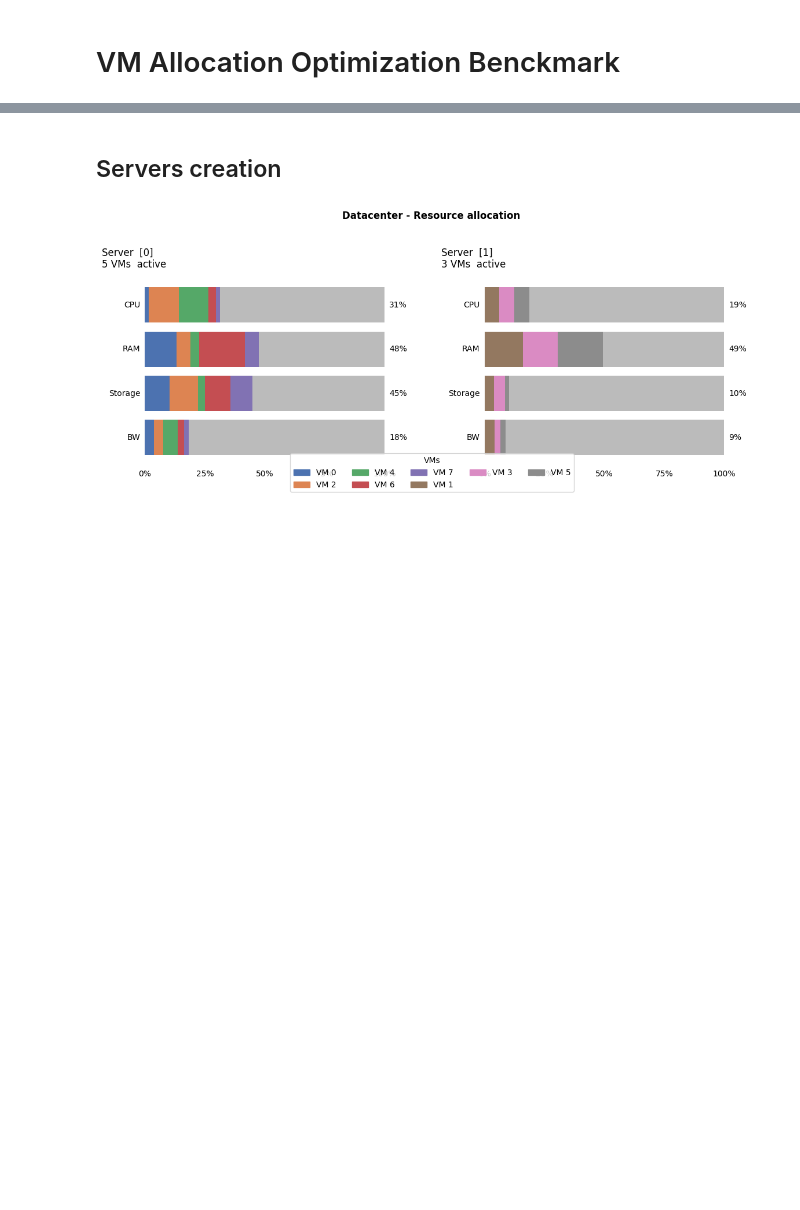
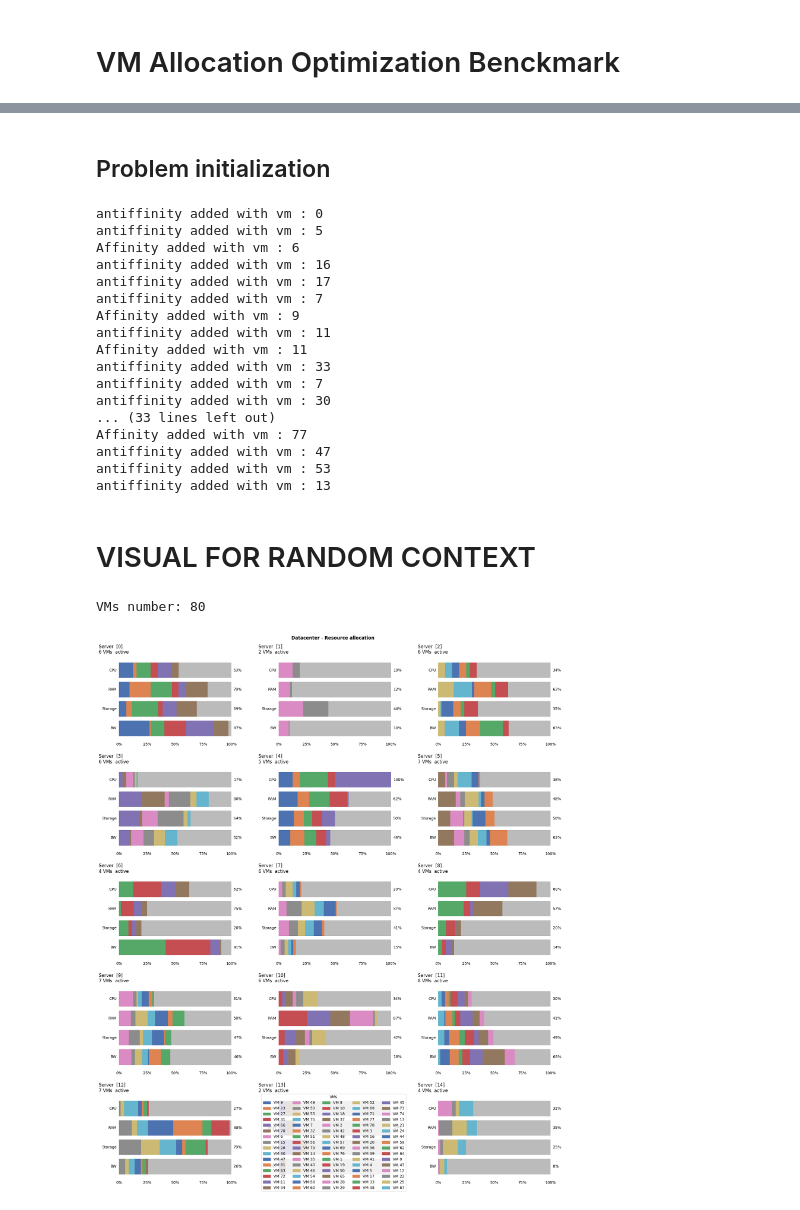
Before and after one commit to jsboigeEpita/2026-Epita-Programmation-par-Contraintes, a Jupyter notebook: d1/notebooks/benckmarck.ipynb, the cells around one changed output, grey strips where cells are left out. Drawn from its saved outputs; the diff is of its cells as text; code cells hidden in the pictures; blank space fills up the shorter version.

Commit message:
notebook benchmark v1 => CP-SAT problem : None result

```diff
--- a/d1/notebooks/benckmarck.ipynb
+++ b/d1/notebooks/benckmarck.ipynb
@@ -11,15 +17,40 @@ import vm_allocation.datasets.generate_dataset
 importlib.reload(vm_allocation.datasets.generate_dataset)
 from vm_allocation.datasets.generate_dataset import generate_n_vms_with_context
 # %% [markdown]
-## Servers creation
+## Problem initialization
 # %%
-server1, server2 = generate_n_servers(2)
+#we create a context with 15 servers and 80 VMs, then we plot the context
+all_servers = generate_n_servers(15)
+context = Context(all_servers)
 
-context = Context([server1, server2])
+vms, random_context = generate_n_vms_with_context(80, context)
 
-vms, workib_context = generate_n_vms_with_context(8, context)
-
-fig = workib_context.plot()
-fig
+#we print affinity and anti-affinity rules
 # %% [output]
-[figure, removed]
+antiffinity added with vm : 0
+antiffinity added with vm : 5
+Affinity added with vm : 6
+antiffinity added with vm : 16
+antiffinity added with vm : 17
+antiffinity added with vm : 7
+Affinity added with vm : 9
+antiffinity added with vm : 11
+Affinity added with vm : 11
+antiffinity added with vm : 33
+antiffinity added with vm : 7
+antiffinity added with vm : 30
+... (33 lines left out)
+Affinity added with vm : 77
+antiffinity added with vm : 47
+antiffinity added with vm : 53
+antiffinity added with vm : 13
+# %% [markdown]
+# VISUAL FOR RANDOM CONTEXT
+# %%
+print("VMs number:", len(vms))
+
+fig = random_context.plot()
+fig
+# %% [output]
+VMs number: 80
+[figure, added]
```
Also changed, not shown: parts of 17 cells of this notebook, 1 other file.
